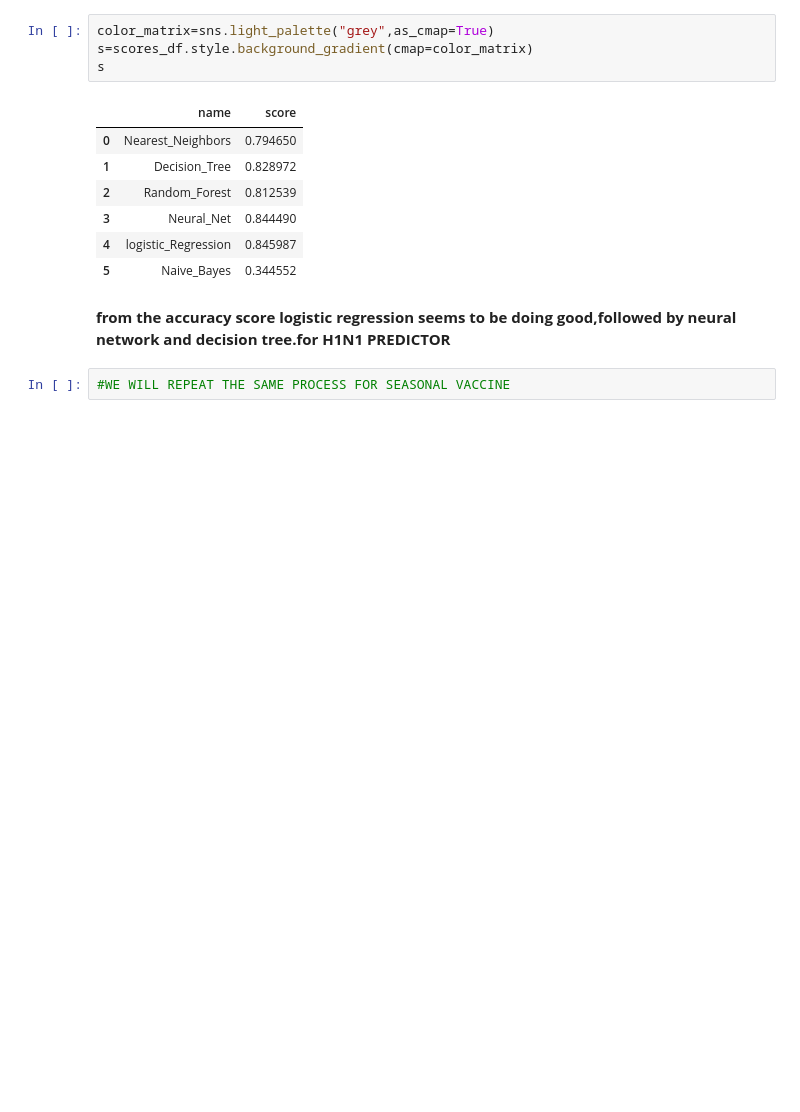
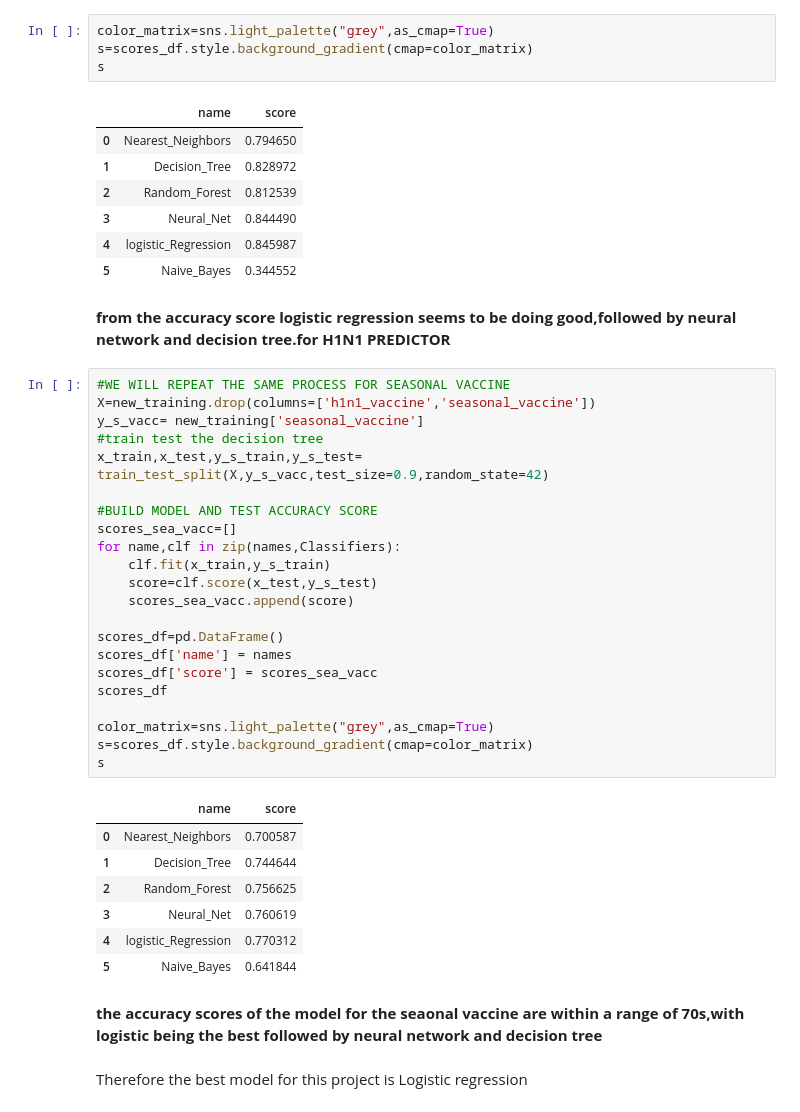
Before and after one commit to gshikanda/PHASE-3-PROJECT, a Jupyter notebook: H1N1 PROJECT.ipynb, the cells around one changed output. Cells and saved outputs as stored; diff of their text form; blank space fills up the shorter version.

```diff
--- a/H1N1 PROJECT.ipynb
+++ b/H1N1 PROJECT.ipynb
@@ -604,5 +604,38 @@ s
 | 5 | Naive_Bayes | 0.344552 |
 # %% [markdown]
 **from the accuracy score logistic regression seems to be doing good,followed by neural network and decision tree.for H1N1 PREDICTOR**
-# %%
-#WE WILL REPEAT THE SAME PROCESS FOR SEASONAL VACCINE
+# %%
+#WE WILL REPEAT THE SAME PROCESS FOR SEASONAL VACCINE
+X=new_training.drop(columns=['h1n1_vaccine','seasonal_vaccine'])
+y_s_vacc= new_training['seasonal_vaccine']
+#train test the decision tree
+x_train,x_test,y_s_train,y_s_test= train_test_split(X,y_s_vacc,test_size=0.9,random_state=42)
+
+#BUILD MODEL AND TEST ACCURACY SCORE
+scores_sea_vacc=[]
+for name,clf in zip(names,Classifiers):
+    clf.fit(x_train,y_s_train)
+    score=clf.score(x_test,y_s_test)
+    scores_sea_vacc.append(score)
+
+scores_df=pd.DataFrame()
+scores_df['name'] = names
+scores_df['score'] = scores_sea_vacc
+scores_df
+
+color_matrix=sns.light_palette("grey",as_cmap=True)
+s=scores_df.style.background_gradient(cmap=color_matrix)
+s
+# %% [output]
+|  | name | score |
+| 0 | Nearest_Neighbors | 0.700587 |
+| 1 | Decision_Tree | 0.744644 |
+| 2 | Random_Forest | 0.756625 |
+| 3 | Neural_Net | 0.760619 |
+| 4 | logistic_Regression | 0.770312 |
+| 5 | Naive_Bayes | 0.641844 |
+# %% [markdown]
+**the accuracy scores of the model for the seaonal vaccine are within a range of 70s,with logistic being the best followed by
+neural network and decision tree**
+# %% [markdown]
+Therefore the best model for this project is Logistic regression
```
Also changed, not shown: parts of 2 cells of this notebook.
